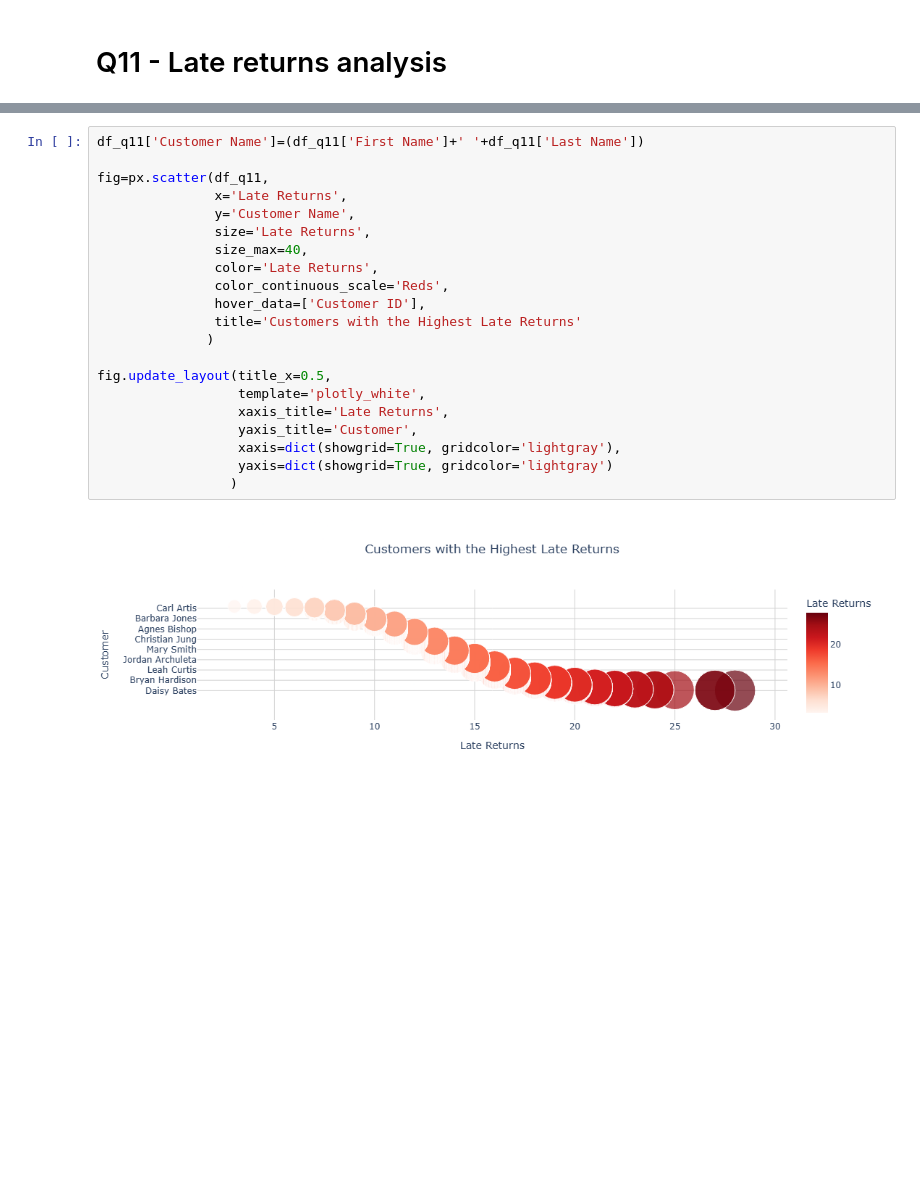
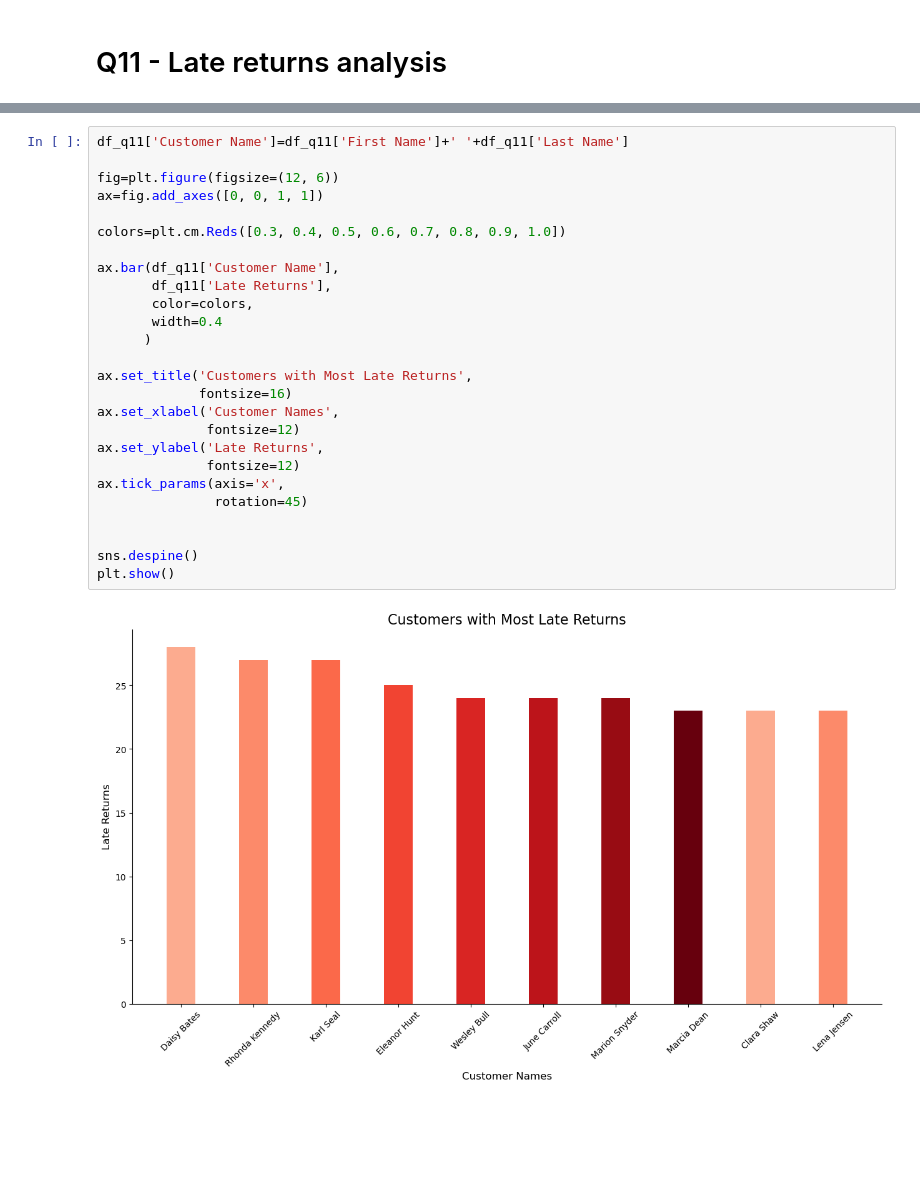
Before and after one commit to AkhileshGhatate5/dvdrental-analytics, a Jupyter notebook: notebooks/dvdrental.ipynb, the cells around one changed output, grey strips where cells are left out. Drawn from its saved outputs; the diff is of its cells as text; blank space fills up the shorter version.

```diff
--- a/notebooks/dvdrental.ipynb
+++ b/notebooks/dvdrental.ipynb
@@ -1314,23 +1326,32 @@ df_q11.head()
 # %%
-df_q11['Customer Name']=(df_q11['First Name']+' '+df_q11['Last Name'])
+df_q11['Customer Name']=df_q11['First Name']+' '+df_q11['Last Name']
 
-fig=px.scatter(df_q11,
-               x='Late Returns',
-               y='Customer Name',
-               size='Late Returns',
-               size_max=40,
-               color='Late Returns',
-               color_continuous_scale='Reds',
-               hover_data=['Customer ID'],
-               title='Customers with the Highest Late Returns'
-              )
+fig=plt.figure(figsize=(12, 6))
+ax=fig.add_axes([0, 0, 1, 1])
 
-fig.update_layout(title_x=0.5,
-                  template='plotly_white',
-                  xaxis_title='Late Returns',
-                  yaxis_title='Customer',
-                  xaxis=dict(showgrid=True, gridcolor='lightgray'),
-                  yaxis=dict(showgrid=True, gridcolor='lightgray')
-                 )
+colors=plt.cm.Reds([0.3, 0.4, 0.5, 0.6, 0.7, 0.8, 0.9, 1.0])
+
+ax.bar(df_q11['Customer Name'],
+       df_q11['Late Returns'],
+       color=colors,
+       width=0.4
+      )
+
+ax.set_title('Customers with Most Late Returns',
+             fontsize=16)
+ax.set_xlabel('Customer Names',
+              fontsize=12)
+ax.set_ylabel('Late Returns',
+              fontsize=12)
+ax.tick_params(axis='x',
+               rotation=45)
+
+
+sns.despine()
+plt.show()
 # %% [output]
-[figure, old version]
+[figure, new version]
+# %% [markdown]
+#
+# %% [markdown]
+#
```
Also changed, not shown: parts of 11 cells of this notebook.
